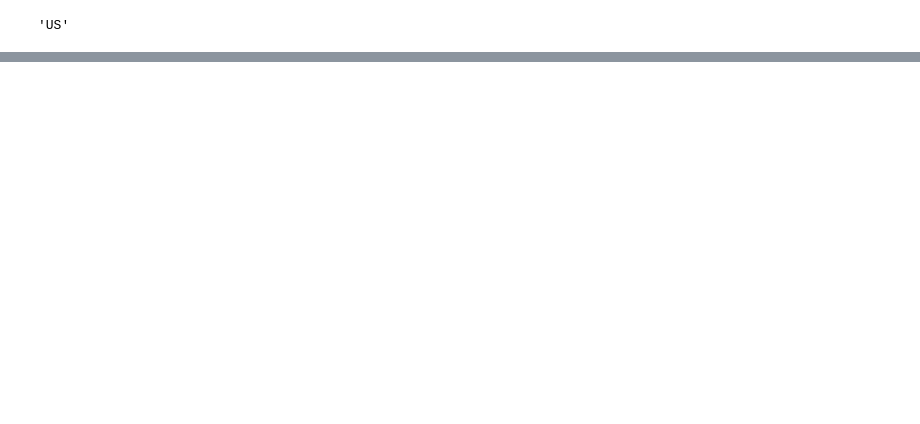
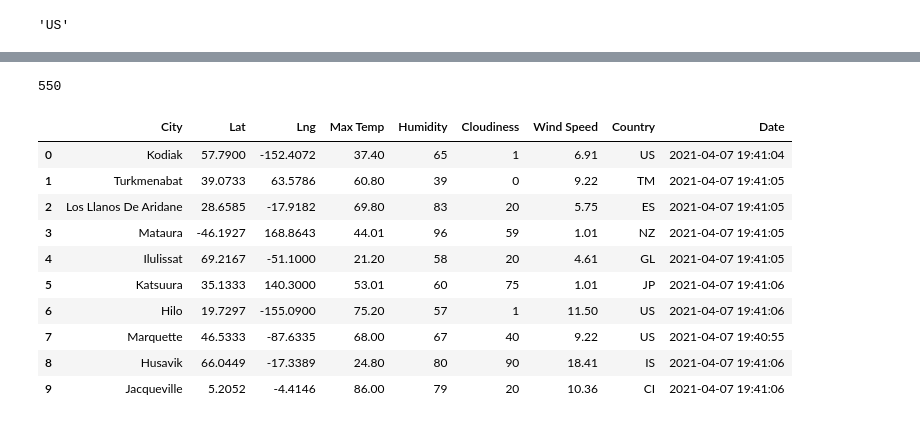
Before and after one commit to Apollo619/World_Weather_Analysis, a Jupyter notebook: API_practice.ipynb, the cells around one changed output, grey strips where cells are left out. Saved outputs shown, nothing was run; the diff lists cells and outputs as text; code cells hidden in the pictures; blank space fills up the shorter version.

```diff
--- a/API_practice.ipynb
+++ b/API_practice.ipynb
@@ -177,0 +257,21 @@ datetime.utcfromtimestamp(date).strftime('%Y-%m-%d %H:%M:%S')
+# %%
+# Tally the number of cities
+print(len(city_data))
+# %% [output]
+550
+# %%
+# Convert the array of dictionaries to a pandas dataframe.
+city_data_df = pd.DataFrame(city_data)
+city_data_df.head(10)
+# %% [output]
+|  | City | Lat | Lng | Max Temp | Humidity | Cloudiness | Wind Speed | Country | Date |
+| 0 | Kodiak | 57.7900 | -152.4072 | 37.40 | 65 | 1 | 6.91 | US | 2021-04-07 19:41:04 |
+| 1 | Turkmenabat | 39.0733 | 63.5786 | 60.80 | 39 | 0 | 9.22 | TM | 2021-04-07 19:41:05 |
+| 2 | Los Llanos De Aridane | 28.6585 | -17.9182 | 69.80 | 83 | 20 | 5.75 | ES | 2021-04-07 19:41:05 |
+| 3 | Mataura | -46.1927 | 168.8643 | 44.01 | 96 | 59 | 1.01 | NZ | 2021-04-07 19:41:05 |
+| 4 | Ilulissat | 69.2167 | -51.1000 | 21.20 | 58 | 20 | 4.61 | GL | 2021-04-07 19:41:05 |
+| 5 | Katsuura | 35.1333 | 140.3000 | 53.01 | 60 | 75 | 1.01 | JP | 2021-04-07 19:41:06 |
+| 6 | Hilo | 19.7297 | -155.0900 | 75.20 | 57 | 1 | 11.50 | US | 2021-04-07 19:41:06 |
+| 7 | Marquette | 46.5333 | -87.6335 | 68.00 | 67 | 40 | 9.22 | US | 2021-04-07 19:40:55 |
+| 8 | Husavik | 66.0449 | -17.3389 | 24.80 | 80 | 90 | 18.41 | IS | 2021-04-07 19:41:06 |
+| 9 | Jacqueville | 5.2052 | -4.4146 | 86.00 | 79 | 20 | 10.36 | CI | 2021-04-07 19:41:06 |
```
Also changed, not shown: parts of 9 cells of this notebook, 2 other files.
